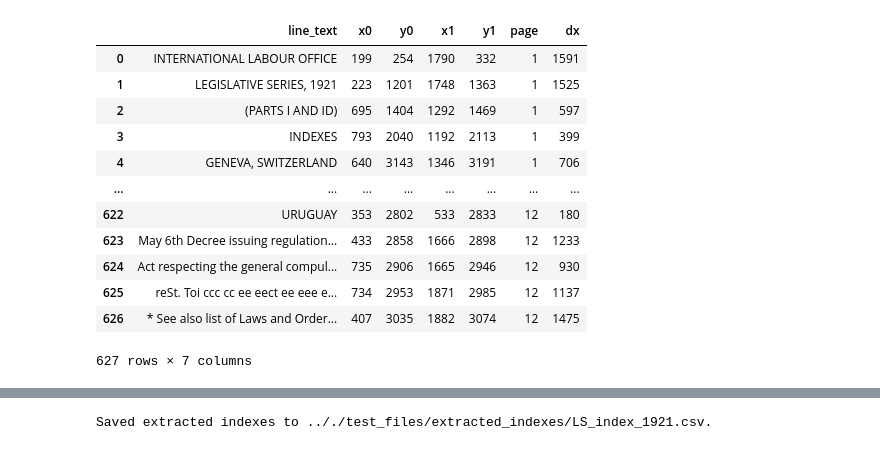
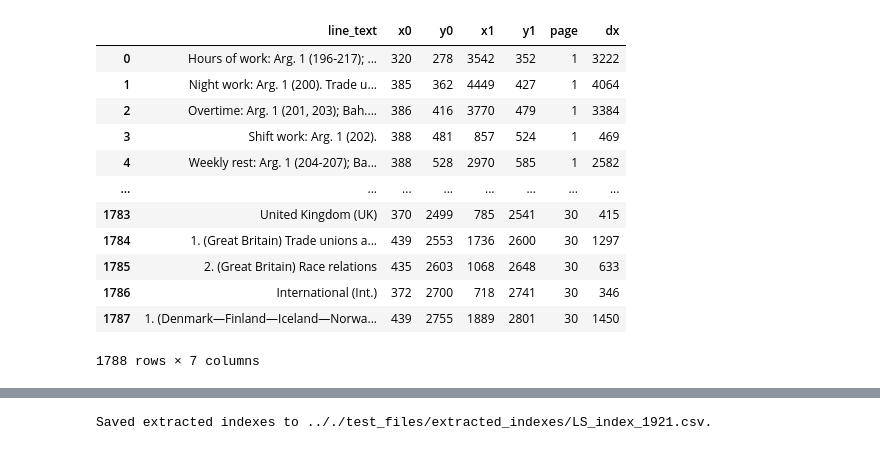
Before and after one commit to jeusa/indexex, a Jupyter notebook: code/index_extraction.ipynb, the cells around one changed output, grey strips where cells are left out. Saved outputs shown, nothing was run; the diff lists cells and outputs as text; code cells hidden in the pictures.

```diff
--- a/code/index_extraction.ipynb
+++ b/code/index_extraction.ipynb
@@ -26,7 +26,7 @@ test_dfs_dir = test_files_dir + "tesseract_data_frames/"
 test_output_dir = test_files_dir + "extracted_indexes/"
 test_files = util.list_files(test_files_dir)
 test_dfs = util.list_files(test_dfs_dir)
-file = test_dfs[1]
+file = test_dfs[-3]
 
 indexes_path = "H:\Documents\Indexex\ILO_yearly_indices\\tesseract_data_frames"
 indexes_csv = util.list_files(indexes_path, suffix=".csv")
@@ -63,4 +44,0 @@ indexes_csv[70:]
-# %%
-for i, file in enumerate(indexes_csv[70:]):
-    save_path = output_dir + os.sep + os.path.basename(file)
-    extract.extract_indexes(pd.read_csv(file), save_to=save_path)
@@ -81,19 +45,22 @@ Saved extracted indexes to H:\Documents\Indexex\ILO_yearly_indices\extracted_ind
 # %%
 #pdf_df = util.ocr(file, start_page=1, save_to=".././test_files")
 pdf_df = pd.read_csv(file)
 lines_df = lines.make_lines_df_from_ocr(pdf_df)
+bins_x0, bins_x1, x0_n = group.group_line_starts_ends(lines_df)
+borders = lines.make_borders_df(bins_x0, bins_x1)
+
 lines_df
 # %% [output]
 |  | line_text | x0 | y0 | x1 | y1 | page | dx |
-| 0 | INTERNATIONAL LABOUR OFFICE | 199 | 254 | 1790 | 332 | 1 | 1591 |
-| 1 | LEGISLATIVE SERIES, 1921 | 223 | 1201 | 1748 | 1363 | 1 | 1525 |
-| 2 | (PARTS I AND ID) | 695 | 1404 | 1292 | 1469 | 1 | 597 |
-| 3 | INDEXES | 793 | 2040 | 1192 | 2113 | 1 | 399 |
-| 4 | GENEVA, SWITZERLAND | 640 | 3143 | 1346 | 3191 | 1 | 706 |
+| 0 | Hours of work: Arg. 1 (196-217); ... | 320 | 278 | 3542 | 352 | 1 | 3222 |
+| 1 | Night work: Arg. 1 (200). Trade u... | 385 | 362 | 4449 | 427 | 1 | 4064 |
+| 2 | Overtime: Arg. 1 (201, 203); Bah.... | 386 | 416 | 3770 | 479 | 1 | 3384 |
+| 3 | Shift work: Arg. 1 (202). | 388 | 481 | 857 | 524 | 1 | 469 |
+| 4 | Weekly rest: Arg. 1 (204-207); Ba... | 388 | 528 | 2970 | 585 | 1 | 2582 |
 | ... | ... | ... | ... | ... | ... | ... | ... |
-| 622 | URUGUAY | 353 | 2802 | 533 | 2833 | 12 | 180 |
-| 623 | May 6th Decree issuing regulation... | 433 | 2858 | 1666 | 2898 | 12 | 1233 |
-| 624 | Act respecting the general compul... | 735 | 2906 | 1665 | 2946 | 12 | 930 |
-| 625 | reSt. Toi ccc cc ee eect ee eee e... | 734 | 2953 | 1871 | 2985 | 12 | 1137 |
-| 626 | * See also list of Laws and Order... | 407 | 3035 | 1882 | 3074 | 12 | 1475 |
+| 1783 | United Kingdom (UK) | 370 | 2499 | 785 | 2541 | 30 | 415 |
+| 1784 | 1. (Great Britain) Trade unions a... | 439 | 2553 | 1736 | 2600 | 30 | 1297 |
+| 1785 | 2. (Great Britain) Race relations | 435 | 2603 | 1068 | 2648 | 30 | 633 |
+| 1786 | International (Int.) | 372 | 2700 | 718 | 2741 | 30 | 346 |
+| 1787 | 1. (Denmark—Finland—Iceland—Norwa... | 439 | 2755 | 1889 | 2801 | 30 | 1450 |
-627 rows × 7 columns
+1788 rows × 7 columns
```
Also changed, not shown: parts of 9 cells of this notebook, 2 other files.
